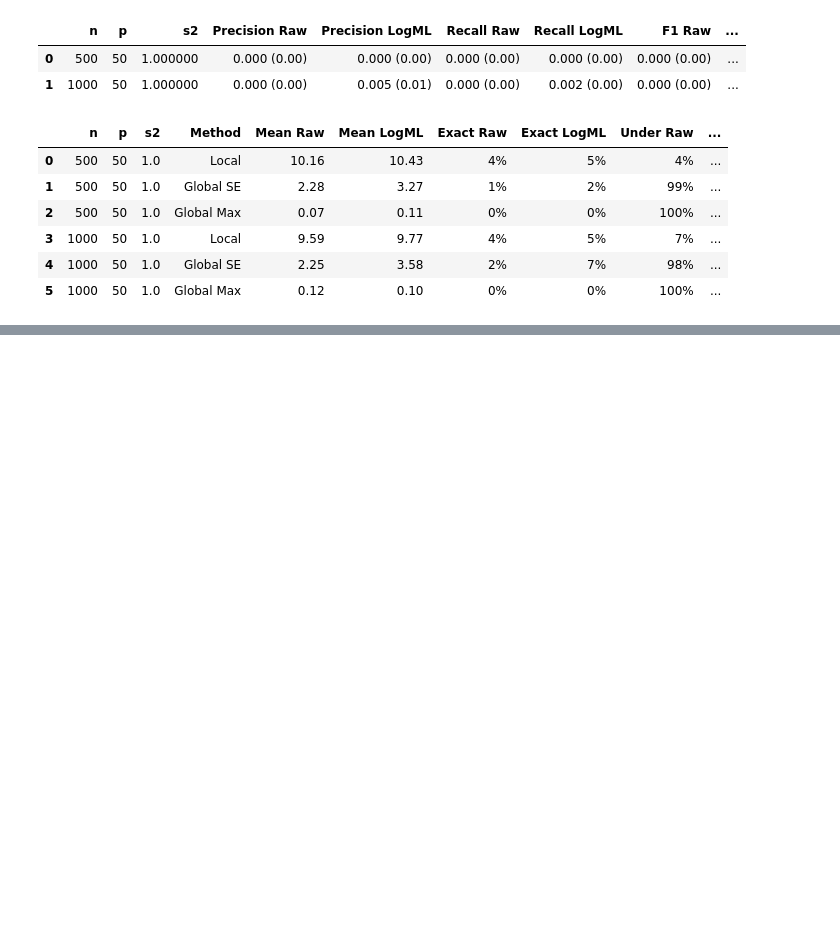
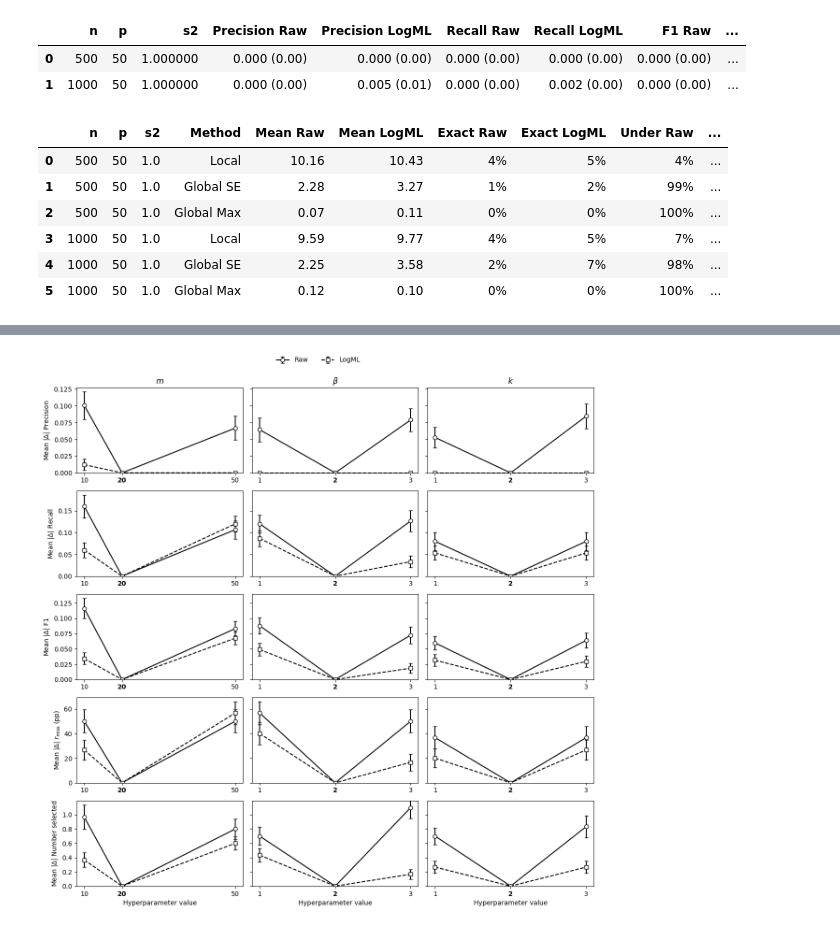
Before and after one commit to PetarMatejcic/BART_logml_vi, a Jupyter notebook: BVI_comparison_2.ipynb, the cells around one changed output, grey strips where cells are left out. Saved outputs shown, nothing was run; the diff lists cells and outputs as text; code cells hidden in the pictures; blank space fills up the shorter version.

```diff
--- a/BVI_comparison_2.ipynb
+++ b/BVI_comparison_2.ipynb
@@ -309,0 +496,38 @@ def display_n_selected_summary(n_selected_df, true_n_selected, output_path=None)
+# %%
+def aggregate_hyperparameter_sensitivity(df):
+    data = df[df["status"].eq("complete")].copy() if "status" in df else df.copy()
+    keys = ["scenario", "model_key", "n", "p", "s2", "repeat", "seed"]
+    stats = ["precision", "recall", "f1", "r_miss", "n_selected"]
+    methods = ["local", "global_se", "global_max"]
+
+    ref = data[data["config_id"].eq("reference")]
+    alt = data[~data["config_id"].eq("reference")].copy()
+    paired = alt.merge(ref, on=keys, suffixes=("", "_ref"), validate="many_to_one")
+
+    paired["value"] = paired.apply(lambda r: r[r["varied_parameter"]], axis=1)
+    paired["reference_value"] = paired.apply(
+        lambda r: r[f'{r["varied_parameter"]}_ref'], axis=1)
+
+    for stat in stats:
+        for method in methods:
+            for weight in ["raw", "logml"]:
+                c = f"{stat}_{weight}_{method}"
+                paired[f"abs_delta_{c}"] = (paired[c] - paired[f"{c}_ref"]).abs()
+
+            paired[f"sens_diff_{stat}_{method}"] = (
+                paired[f"abs_delta_{stat}_logml_{method}"] -
+                paired[f"abs_delta_{stat}_raw_{method}"]
+            )
+
+    groups = ["scenario", "model_key", "n", "p", "s2", "config_id",
+              "varied_parameter", "value", "reference_value"]
+    g = paired.groupby(groups, dropna=False, sort=False)
+    out = g.size().rename("n_pairs").reset_index()
+
+    cols = [c for c in paired if c.startswith(("abs_delta_", "sens_diff_"))]
+    for c in cols:
+        x = g[c].agg(["mean", "sem"]).rename(
+            columns={"mean": f"{c}_mean", "sem": f"{c}_se"})
+        out = out.merge(x.reset_index(), on=groups)
+
+    return out
@@ -603,0 +947,3 @@ display_n_selected_summary(bm2_selected, 6, output_path + bm2_selected_out)
+# %%
+cont_sensitivity = aggregate_hyperparameter_sensitivity(cont_hyparam)
+display_sensitivity_summary(cont_sensitivity, "global_se", output_path=output_path + "cont_sensitivity.csv")
@@ -603,0 +958,4 @@ display_n_selected_summary(bm2_selected, 6, output_path + bm2_selected_out)
+# %%
+plot_hyperparameter_sensitivity(cont_sensitivity, "global_se")
+# %% [output]
+[figure, added]
```
Also changed, not shown: parts of 26 cells of this notebook, 13 other files.
